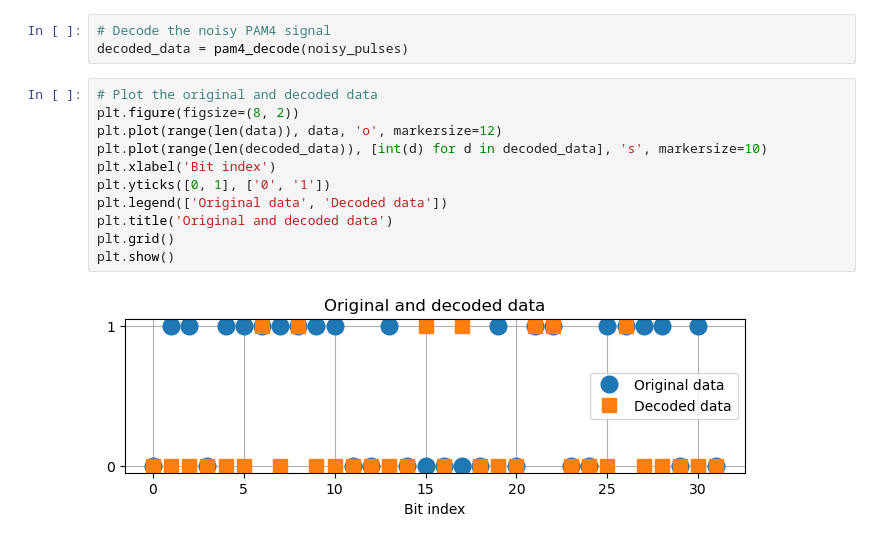
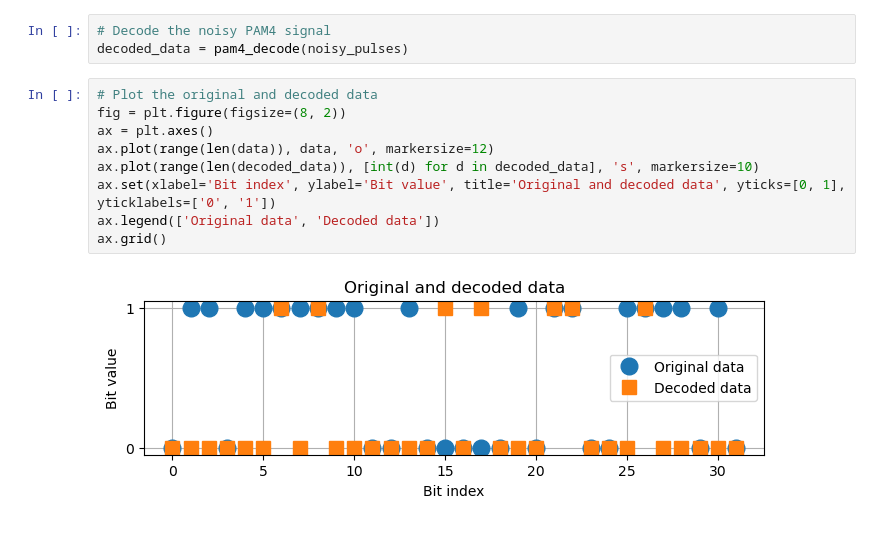
Before and after one commit to ngurahsurya584/16QAMxPAM4, a Jupyter notebook: pam4.ipynb, the cells around one changed output. Cells and saved outputs as stored; diff of their text form.

```diff
--- a/pam4.ipynb
+++ b/pam4.ipynb
@@ -71,14 +66,12 @@ plt.show()
 decoded_data = pam4_decode(noisy_pulses)
 # %%
 # Plot the original and decoded data
-plt.figure(figsize=(8, 2))
-plt.plot(range(len(data)), data, 'o', markersize=12)
-plt.plot(range(len(decoded_data)), [int(d) for d in decoded_data], 's', markersize=10)
-plt.xlabel('Bit index')
-plt.yticks([0, 1], ['0', '1'])
-plt.legend(['Original data', 'Decoded data'])
-plt.title('Original and decoded data')
-plt.grid()
-plt.show()
+fig = plt.figure(figsize=(8, 2))
+ax = plt.axes()
+ax.plot(range(len(data)), data, 'o', markersize=12)
+ax.plot(range(len(decoded_data)), [int(d) for d in decoded_data], 's', markersize=10)
+ax.set(xlabel='Bit index', ylabel='Bit value', title='Original and decoded data', yticks=[0, 1], yticklabels=['0', '1'])
+ax.legend(['Original data', 'Decoded data'])
+ax.grid()
 # %% [output]
-[figure, old version]
+[figure, new version]
```
Also changed, not shown: parts of 2 cells of this notebook.
